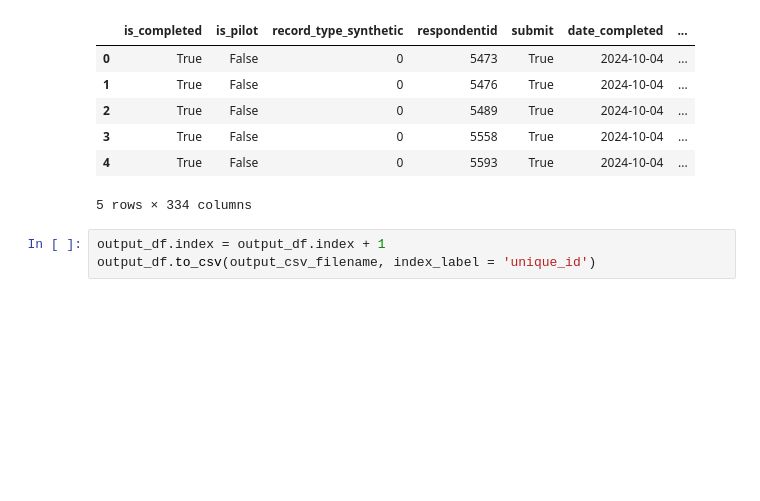
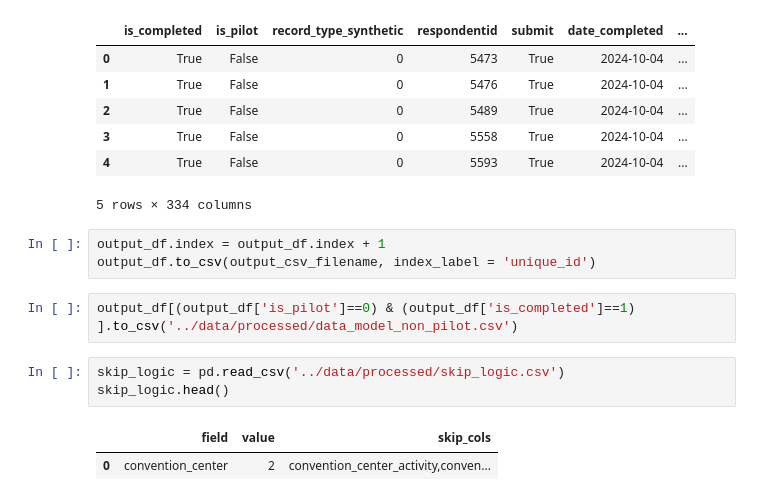
Before and after one commit to wsp-sag/Survey_Airport, a Jupyter notebook: notebooks/data-model-development-helper.ipynb, the cells around one changed output. Saved outputs shown, nothing was run; the diff lists cells and outputs as text; blank space fills up the shorter version.

```diff
--- a/notebooks/data-model-development-helper.ipynb
+++ b/notebooks/data-model-development-helper.ipynb
@@ -578,3 +578,11 @@ output_df.head()
 # %%
 output_df.index = output_df.index + 1
 output_df.to_csv(output_csv_filename, index_label = 'unique_id')
+# %%
+output_df[(output_df['is_pilot']==0) & (output_df['is_completed']==1) ].to_csv('../data/processed/data_model_non_pilot.csv')
+# %%
+skip_logic = pd.read_csv('../data/processed/skip_logic.csv')
+skip_logic.head()
+# %% [output]
+|  | field | value | skip_cols |
+| 0 | convention_center | 2 | convention_center_activity,conven... |
```
Also changed, not shown: parts of 5 cells of this notebook, 5 other files.
